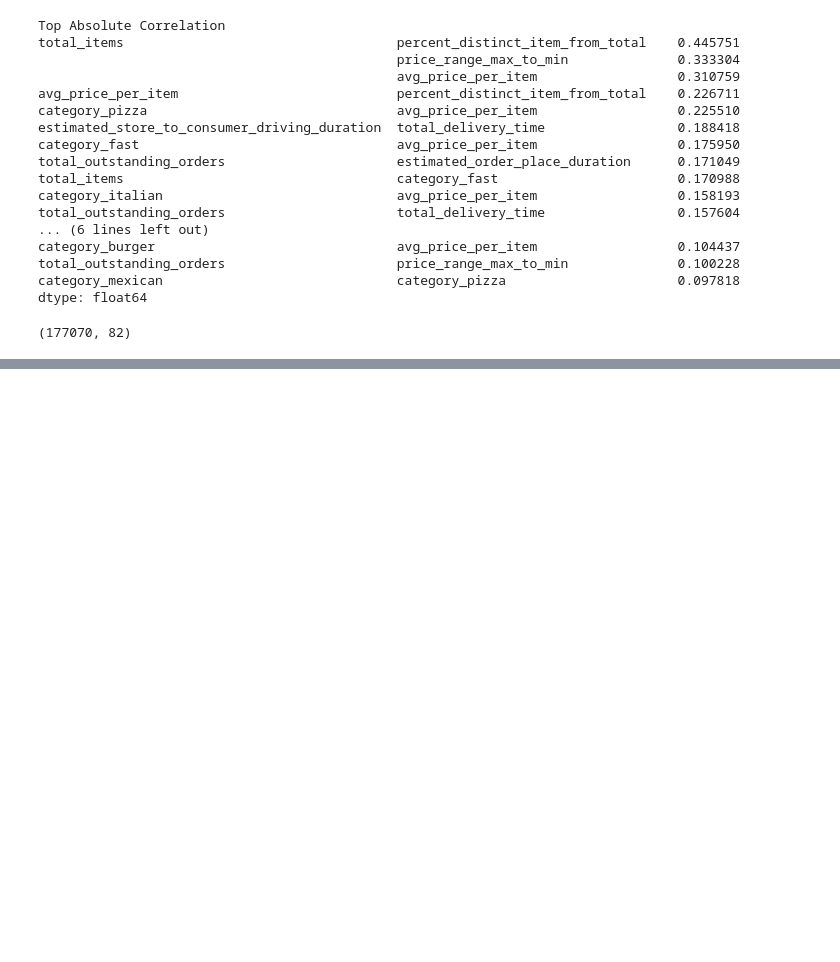
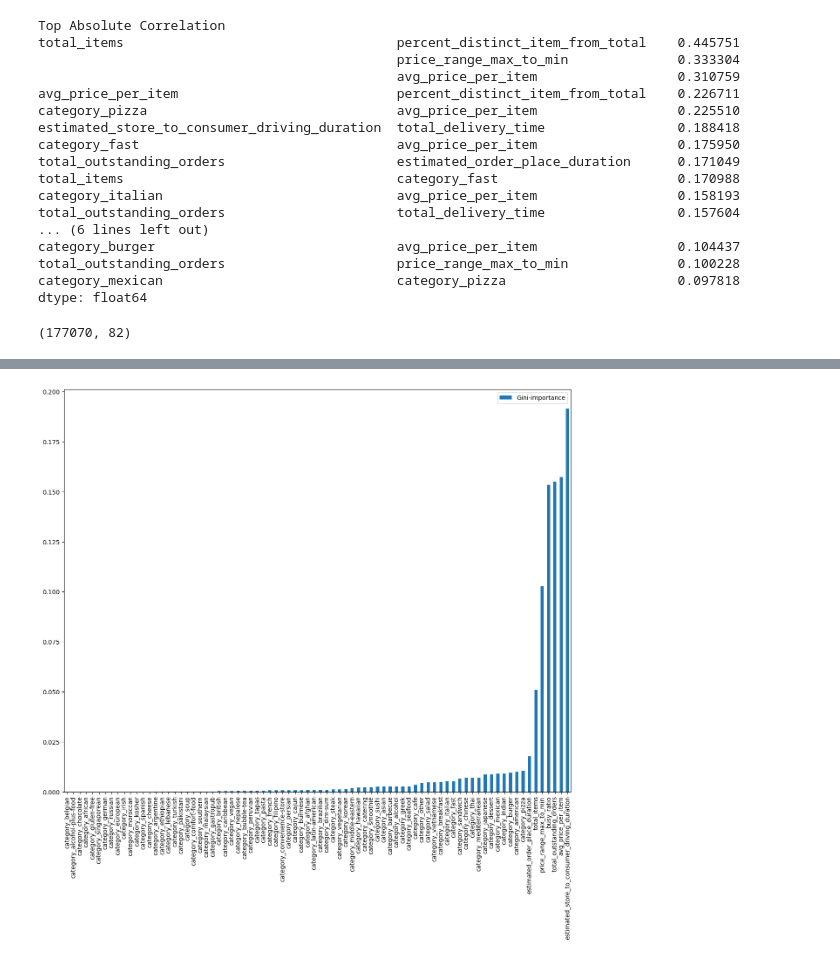
Before and after one commit to tobiassilalahi/doordash-eta-delivery, a Jupyter notebook: doordash-prediction.ipynb, the cells around one changed output, grey strips where cells are left out. Drawn from its saved outputs; the diff is of its cells as text; code cells hidden in the pictures; blank space fills up the shorter version.

```diff
--- a/doordash-prediction.ipynb
+++ b/doordash-prediction.ipynb
@@ -659,0 +680,5 @@ train_df.shape
+# %%
+# Apply function to all columns beside the output
+features = train_df.drop(columns=['total_delivery_time']).columns.to_list()
+vif_results = compute_vif(features)
+vif_results
@@ -659,0 +701,11 @@ train_df.shape
+# %%
+multicolinearity = True
+
+while multicolinearity:
+    highest_vif_features = vif_results['feature'].tolist()[-1]
+    print("I will remove",highest_vif_features )
+    features.remove(highest_vif_features)
+    vif_results = compute_vif(features)
+    multicolinearity = False if len(vif_results[vif_results.VIF > 20]) == 0 else True
+
+selected_features = vif_results['feature'].to_list()
@@ -659,0 +736,6 @@ train_df.shape
+# %%
+X = train_df[selected_features]
+y = train_df['total_delivery_time']
+X_train, X_test, y_train, y_test = train_test_split(
+    X, y, test_size=0.2, random_state=42
+)
@@ -659,0 +745,9 @@ train_df.shape
+# %%
+feature_names = [f"features {i}" for i in range((X.shape[1]))]
+# This will format string into feature 0, feature 1
+forest = RandomForestRegressor(random_state=42)
+forest.fit(X_train, y_train)
+feats = {} # Dictionary to hold feature name: feature_importance
+    # Extract the gini importance from each feature in the forest
+for feature, importance in zip(X.columns, forest.feature_importances_):
+    feats[feature] = importance
@@ -659,0 +774,7 @@ train_df.shape
+# %%
+# Change from dict to dataframe, for easier visualization
+importances = pd.DataFrame.from_dict(feats, orient='index').rename(columns={0: 'Gini-importance'})
+importances.sort_values(by='Gini-importance').plot(kind='bar', rot=90, figsize=(15,12))
+plt.show()
+# %% [output]
+[figure, added]
```
Also changed, not shown: parts of 60 cells of this notebook.
